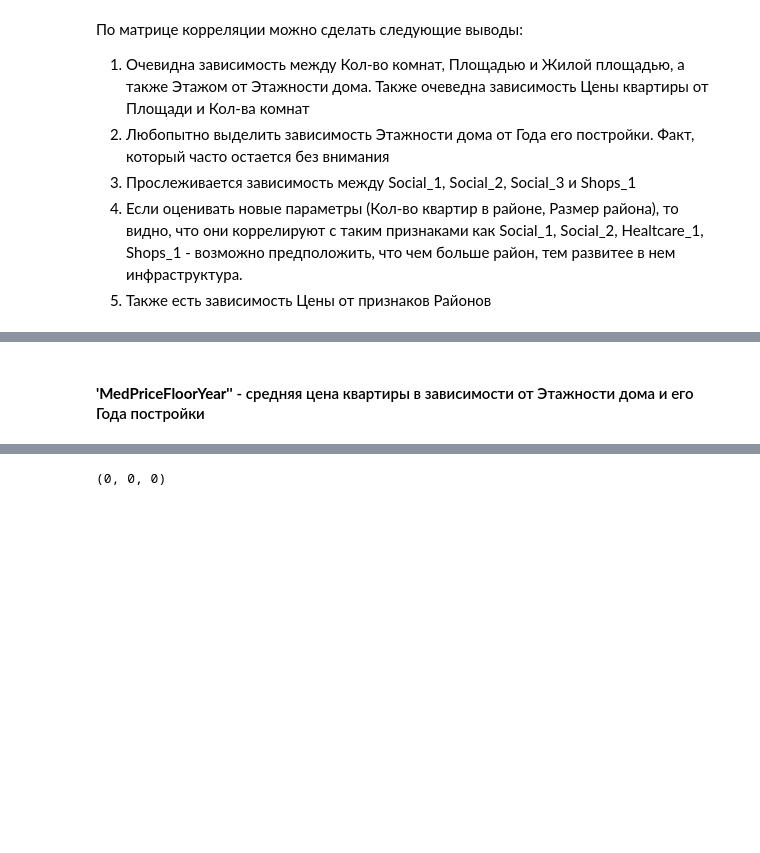
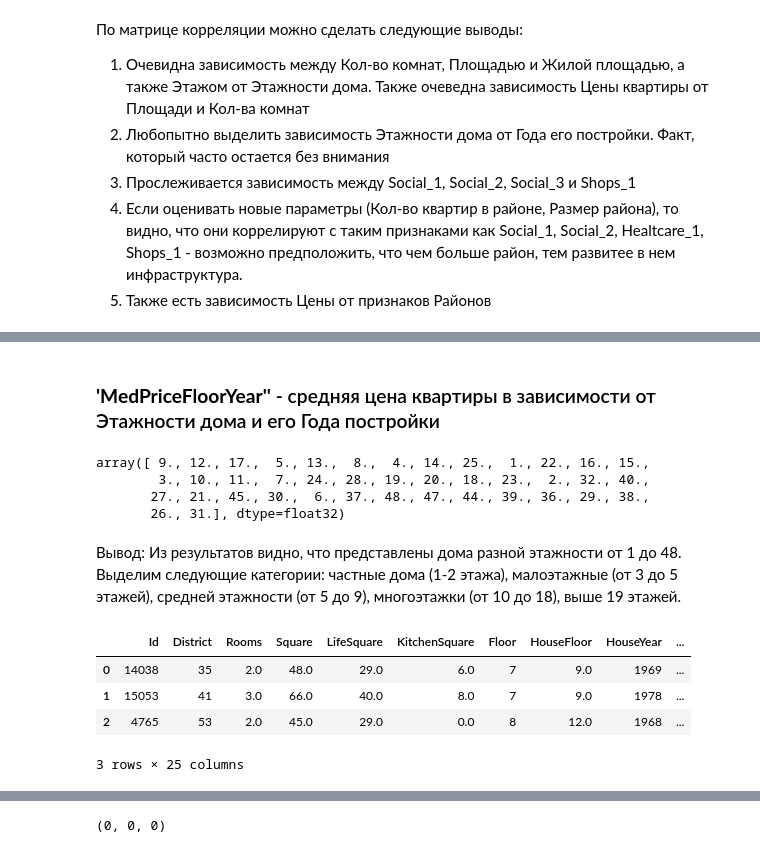
Before and after one commit to pamaxpower/PyLib, a Jupyter notebook: Course_project/cp.ipynb, the cells around one changed output, grey strips where cells are left out. Cells and saved outputs as stored; diff of their text form; code cells hidden in the pictures; blank space fills up the shorter version.

```diff
--- a/Course_project/cp.ipynb
+++ b/Course_project/cp.ipynb
@@ -1083,2 +1102,27 @@ plt.show()
 # %% [markdown]
-#### **'MedPriceFloorYear''** - средняя цена квартиры в зависимости от Этажности дома и его Года постройки
+### **'MedPriceFloorYear''** - средняя цена квартиры в зависимости от Этажности дома и его Года постройки
+# %%
+# посмотрим уникальные значения в столбце HouseFloor
+train_data['HouseFloor'].unique()
+# %% [output]
+array([ 9., 12., 17.,  5., 13.,  8.,  4., 14., 25.,  1., 22., 16., 15.,
+        3., 10., 11.,  7., 24., 28., 19., 20., 18., 23.,  2., 32., 40.,
+       27., 21., 45., 30.,  6., 37., 48., 47., 44., 39., 36., 29., 38.,
+       26., 31.], dtype=float32)
+# %% [markdown]
+Вывод: Из результатов видно, что представлены дома разной этажности от 1 до 48. Выделим следующие категории: частные дома (1-2 этажа), малоэтажные (от 3 до 5 этажей), средней этажности (от 5 до 9), многоэтажки (от 10 до 18), выше 19 этажей.
+# %%
+train_data['FloorCat'] = 0
+train_data.loc[(train_data['HouseFloor'] < 3), 'FloorCat'] = 1
+train_data.loc[(train_data['HouseFloor'] >= 3) & (train_data['HouseFloor'] <= 5), 'FloorCat'] = 2
+train_data.loc[((train_data['HouseFloor'] > 5) & (train_data['HouseFloor'] <= 9)), 'FloorCat'] = 3
+train_data.loc[((train_data['HouseFloor'] > 9) & (train_data['HouseFloor'] <= 18)), 'FloorCat'] = 4
+train_data.loc[(train_data['HouseFloor'] > 18), 'FloorCat'] = 4
+
+train_data.head(3)
+# %% [output]
+|  | Id | District | Rooms | Square | LifeSquare | KitchenSquare | Floor | HouseFloor | HouseYear | ... |
+| 0 | 14038 | 35 | 2.0 | 48.0 | 29.0 | 6.0 | 7 | 9.0 | 1969 | ... |
+| 1 | 15053 | 41 | 3.0 | 66.0 | 40.0 | 8.0 | 7 | 9.0 | 1978 | ... |
+| 2 | 4765 | 53 | 2.0 | 45.0 | 29.0 | 0.0 | 8 | 12.0 | 1968 | ... |
+3 rows × 25 columns
```
Also changed, not shown: parts of 72 cells of this notebook, 1 other file.
